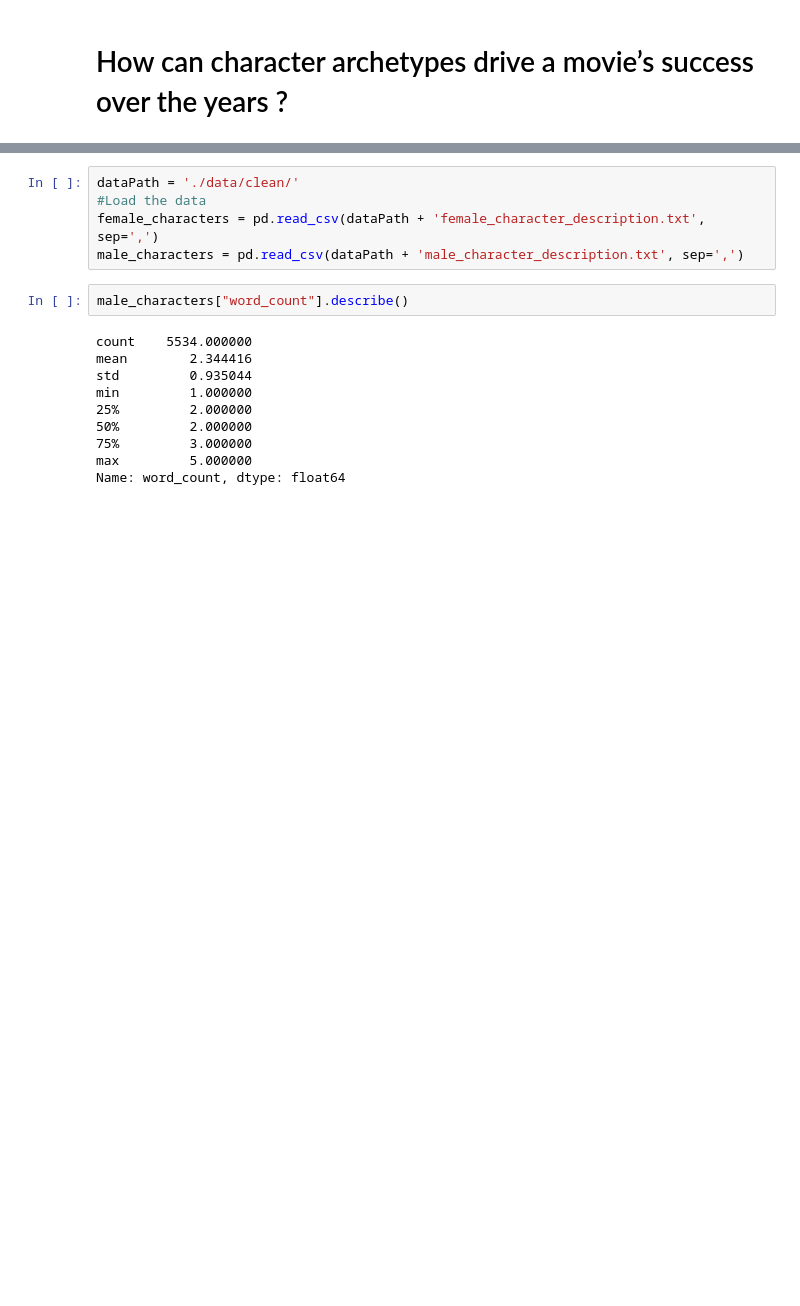
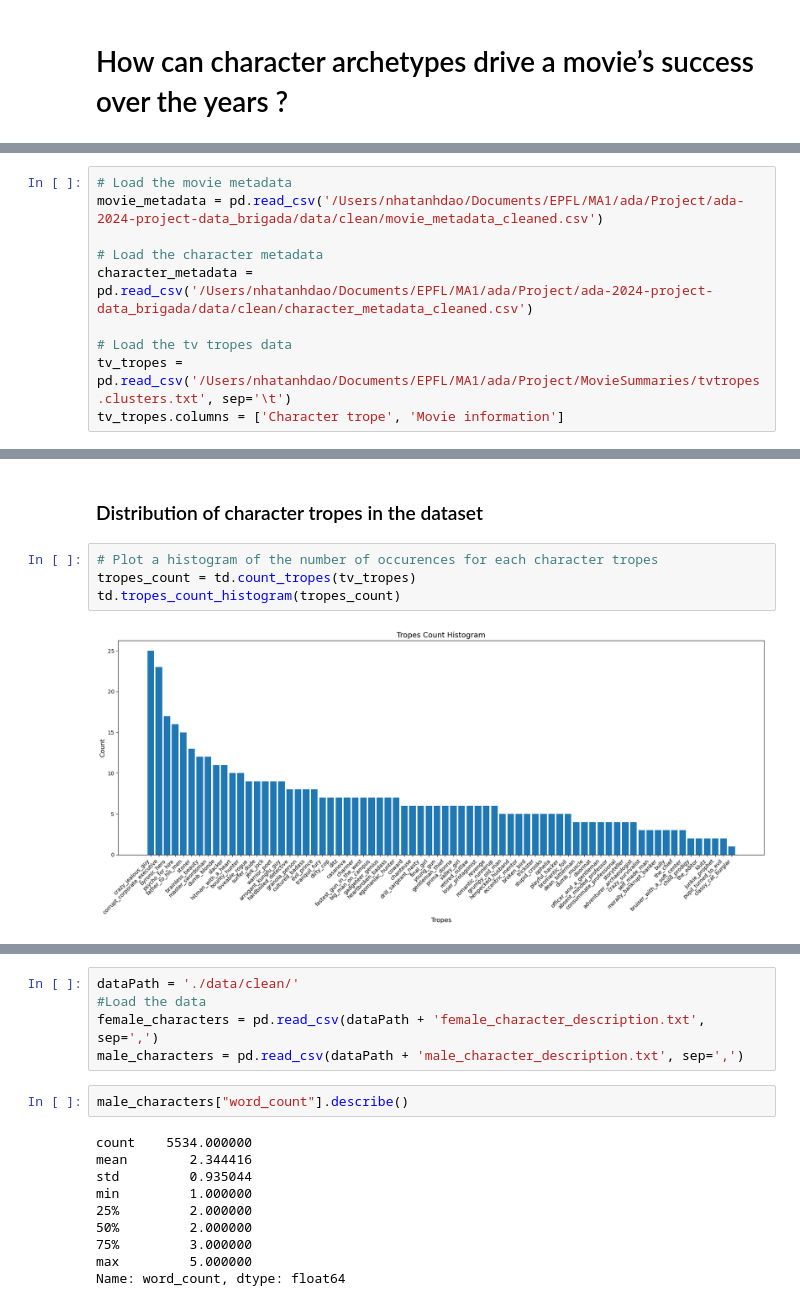
Before and after one commit to epfl-ada/ada-2024-project-data_brigada, a Jupyter notebook: results.ipynb, the cells around one changed output, grey strips where cells are left out. Cells and saved outputs as stored; diff of their text form; blank space fills up the shorter version.

Commit message:
tropes analysis clean

```diff
--- a/results.ipynb
+++ b/results.ipynb
@@ -13,0 +17,10 @@ from wordcloud import WordCloud, STOPWORDS, ImageColorGenerator
+# %%
+# Load the movie metadata
+movie_metadata = pd.read_csv('/Users/nhatanhdao/Documents/EPFL/MA1/ada/Project/ada-2024-project-data_brigada/data/clean/movie_metadata_cleaned.csv')
+
+# Load the character metadata
+character_metadata = pd.read_csv('/Users/nhatanhdao/Documents/EPFL/MA1/ada/Project/ada-2024-project-data_brigada/data/clean/character_metadata_cleaned.csv')
+
+# Load the tv tropes data
+tv_tropes = pd.read_csv('/Users/nhatanhdao/Documents/EPFL/MA1/ada/Project/MovieSummaries/tvtropes.clusters.txt', sep='\t')
+tv_tropes.columns = ['Character trope', 'Movie information']
@@ -13,0 +33,8 @@ from wordcloud import WordCloud, STOPWORDS, ImageColorGenerator
+# %% [markdown]
+### Distribution of character tropes in the dataset
+# %%
+# Plot a histogram of the number of occurences for each character tropes
+tropes_count = td.count_tropes(tv_tropes)
+td.tropes_count_histogram(tropes_count)
+# %% [output]
+[figure, added]
```
Also changed, not shown: parts of 19 cells of this notebook, 2 other files.
